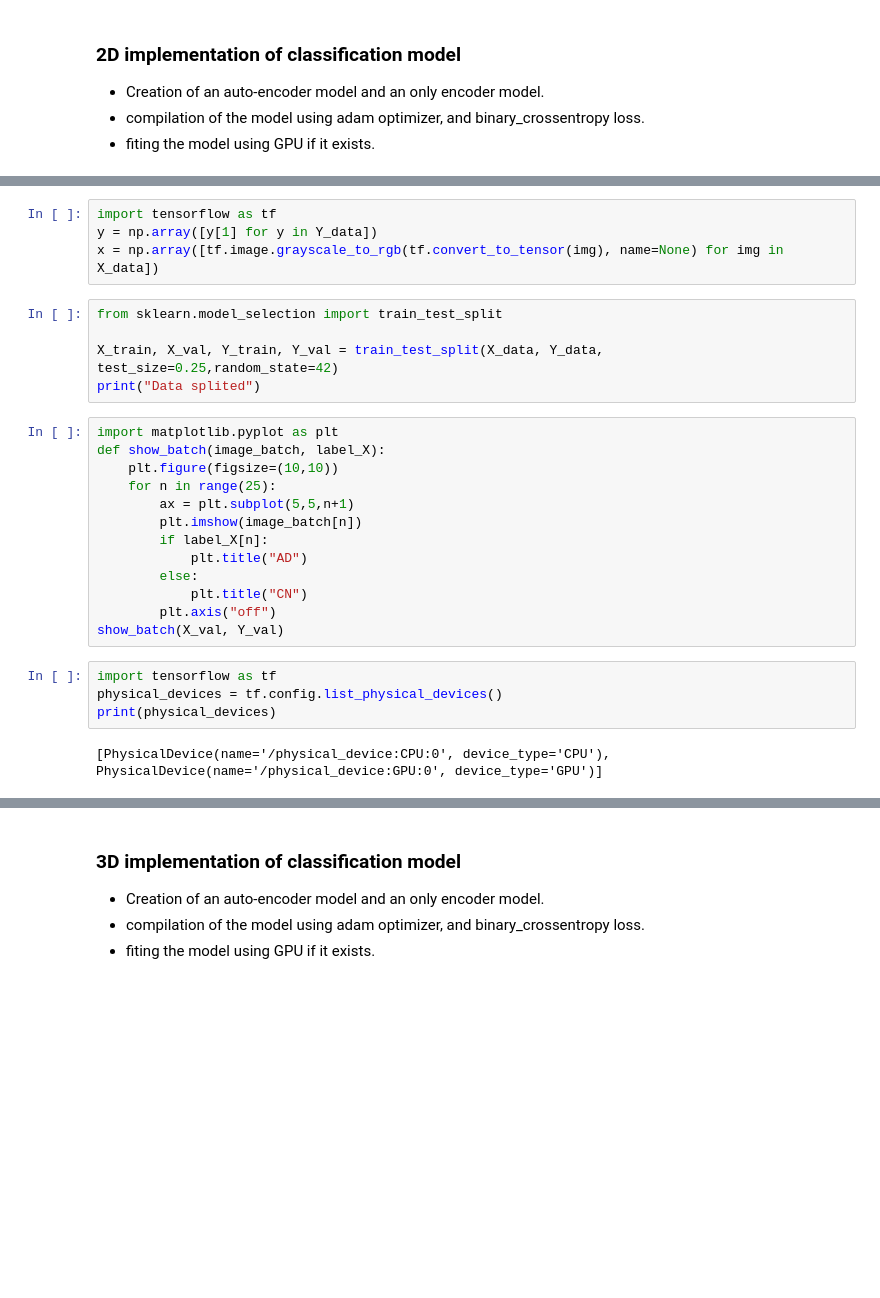
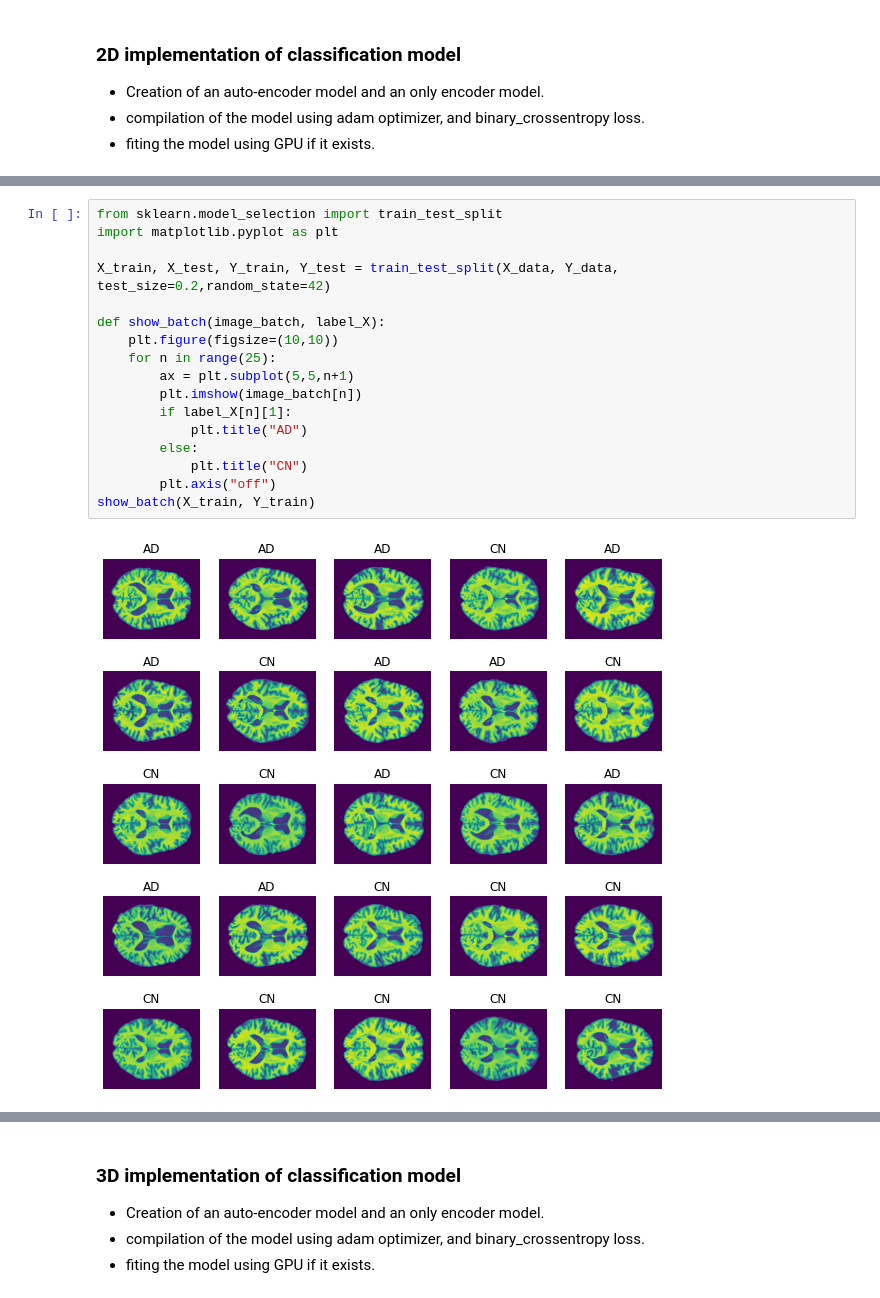
Before and after one commit to hamzaben99/AlzheimerDetection, a Jupyter notebook: alzheimerDetection.ipynb, the cells around one changed output, grey strips where cells are left out. Cells and saved outputs as stored; diff of their text form; blank space fills up the shorter version.

```diff
--- a/alzheimerDetection.ipynb
+++ b/alzheimerDetection.ipynb
@@ -376,29 +348,20 @@ model_2.summary()
-# %%
-import tensorflow as tf
-y = np.array([y[1] for y in Y_data])
-x = np.array([tf.image.grayscale_to_rgb(tf.convert_to_tensor(img), name=None) for img in X_data])
-# %%
-from sklearn.model_selection import train_test_split
-
-X_train, X_val, Y_train, Y_val = train_test_split(X_data, Y_data, test_size=0.25,random_state=42)
-print("Data splited")
 # %%
+from sklearn.model_selection import train_test_split
 import matplotlib.pyplot as plt
+
+X_train, X_test, Y_train, Y_test = train_test_split(X_data, Y_data, test_size=0.2,random_state=42)
+
 def show_batch(image_batch, label_X):
     plt.figure(figsize=(10,10))
     for n in range(25):
         ax = plt.subplot(5,5,n+1)
         plt.imshow(image_batch[n])
-        if label_X[n]:
+        if label_X[n][1]:
             plt.title("AD")
         else:
             plt.title("CN")
         plt.axis("off")
-show_batch(X_val, Y_val)
+show_batch(X_train, Y_train)
+# %% [output]
+[figure, added]
-# %%
-import tensorflow as tf
-physical_devices = tf.config.list_physical_devices()
-print(physical_devices)
-# %% [output]
-[PhysicalDevice(name='/physical_device:CPU:0', device_type='CPU'), PhysicalDevice(name='/physical_device:GPU:0', device_type='GPU')]
 # %%
```
Also changed, not shown: parts of 22 cells of this notebook.
